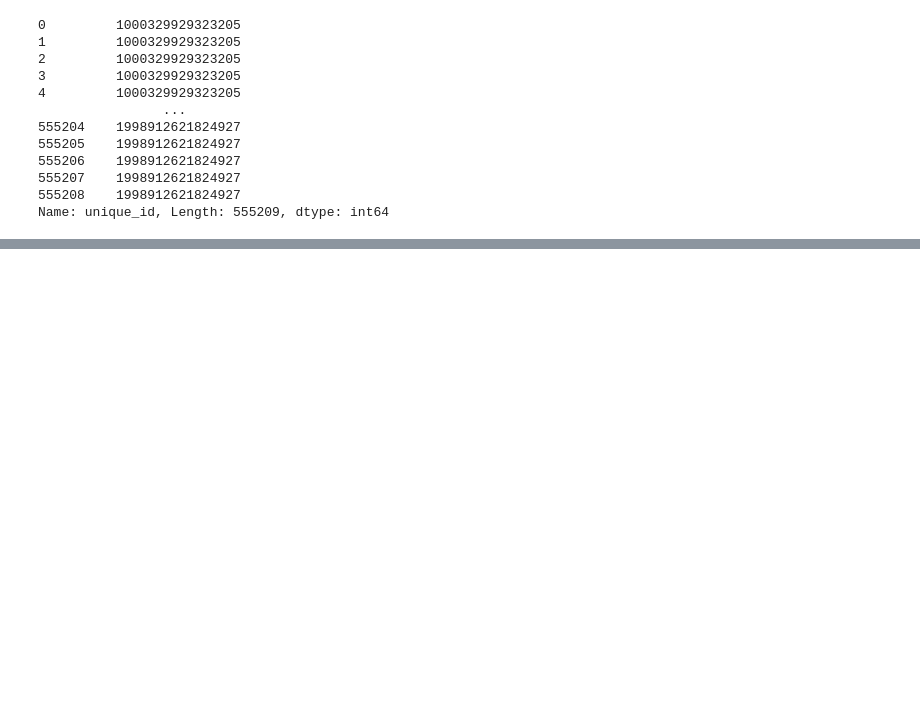
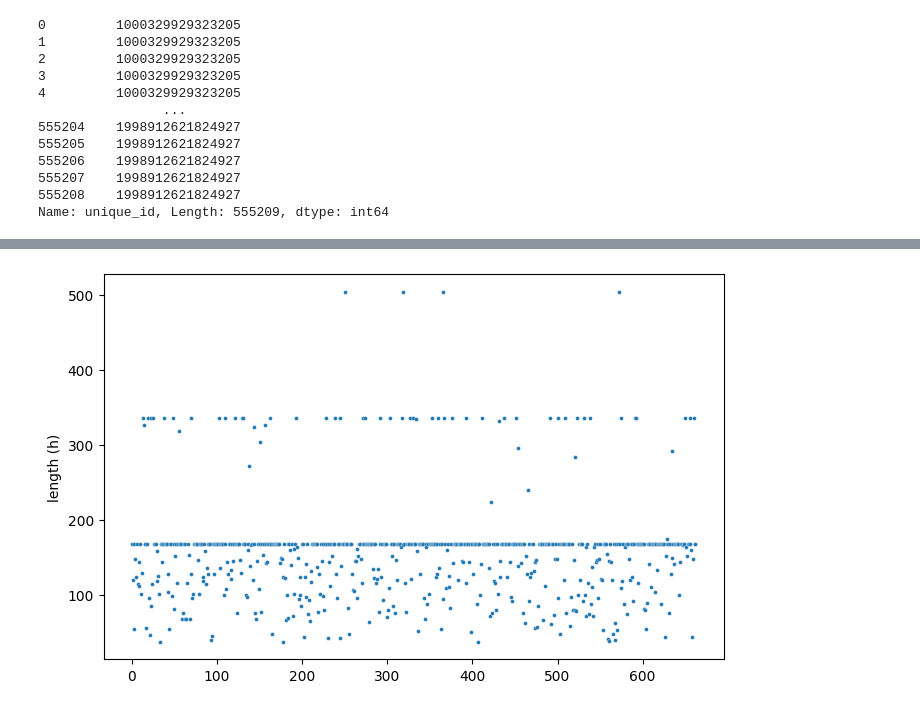
Before and after one commit to KDongYoung/MIMIC, a Jupyter notebook: mimic.ipynb, the cells around one changed output, grey strips where cells are left out. Saved outputs shown, nothing was run; the diff lists cells and outputs as text; code cells hidden in the pictures; blank space fills up the shorter version.

```diff
--- a/mimic.ipynb
+++ b/mimic.ipynb
@@ -1793,0 +1865,4 @@ Name: unique_id, Length: 555209, dtype: int64
+# %%
+df = pd.read_csv(f"{path}/diabetes_size.csv")
+df.columns = ["unique_id", "length (h)"]
+df.head()
@@ -1793,0 +1876,7 @@ Name: unique_id, Length: 555209, dtype: int64
+# %%
+import seaborn as sns
+plt.figure(figsize=(8,5))
+sns.scatterplot(df['length (h)'],s=8)
+plt.show()
+# %% [output]
+[figure, added]
```
Also changed, not shown: parts of 22 cells of this notebook, 53 other files.
